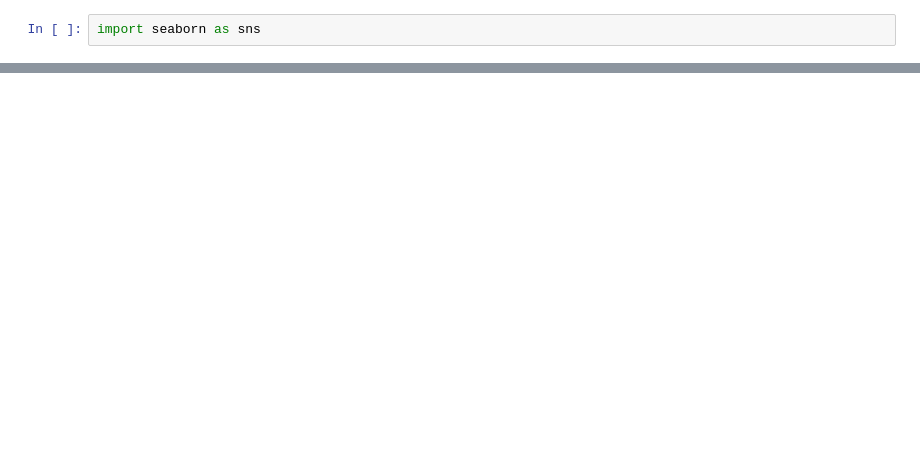
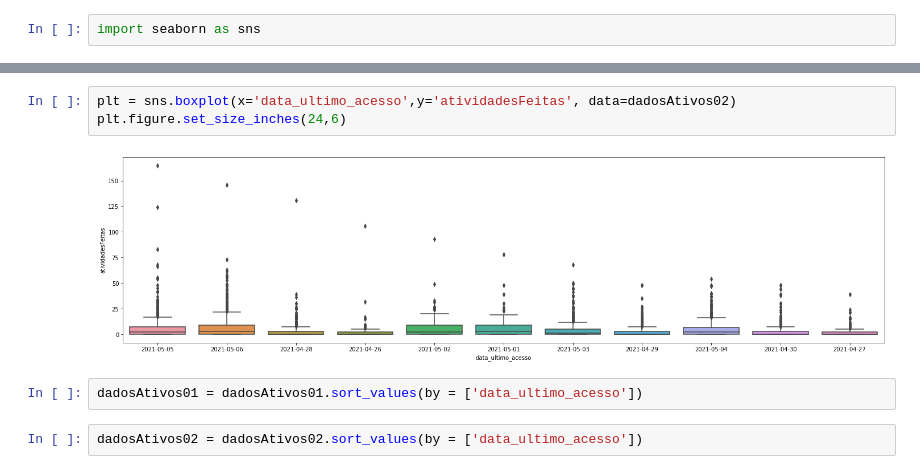
Before and after one commit to marcelopaludetto/aulao-datascience, a Jupyter notebook: aulaoDataScience.ipynb, the cells around one changed output, grey strips where cells are left out. Saved outputs shown, nothing was run; the diff lists cells and outputs as text; blank space fills up the shorter version.

```diff
--- a/aulaoDataScience.ipynb
+++ b/aulaoDataScience.ipynb
@@ -65,0 +64,9 @@ SyntaxError: ignored
+# %%
+plt = sns.boxplot(x='data_ultimo_acesso',y='atividadesFeitas', data=dadosAtivos02)
+plt.figure.set_size_inches(24,6)
+# %% [output]
+[figure, added]
+# %%
+dadosAtivos01 = dadosAtivos01.sort_values(by = ['data_ultimo_acesso'])
+# %%
+dadosAtivos02 = dadosAtivos02.sort_values(by = ['data_ultimo_acesso'])
```
Also changed, not shown: parts of 28 cells of this notebook.
